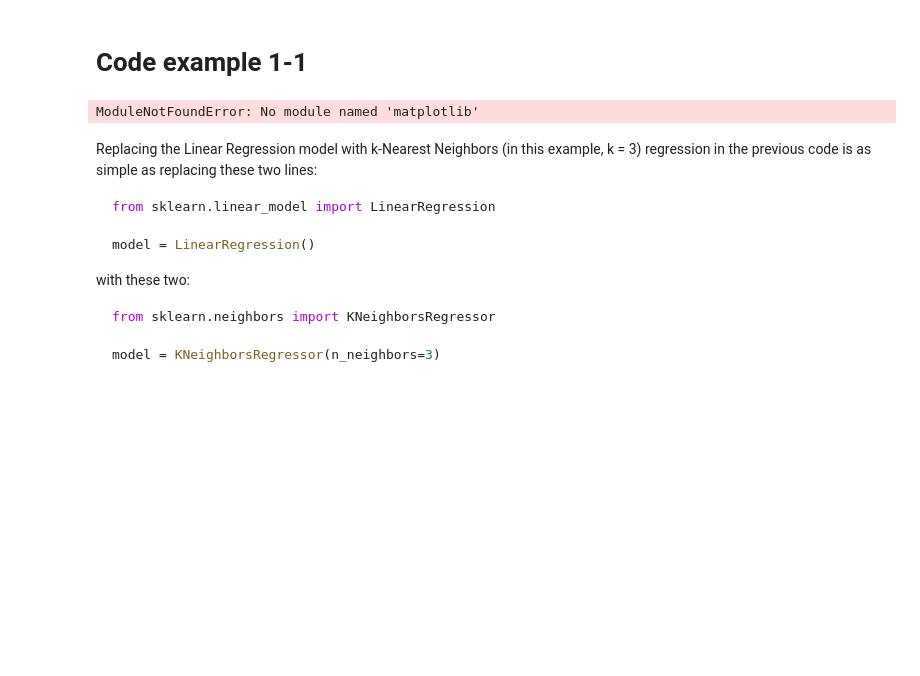
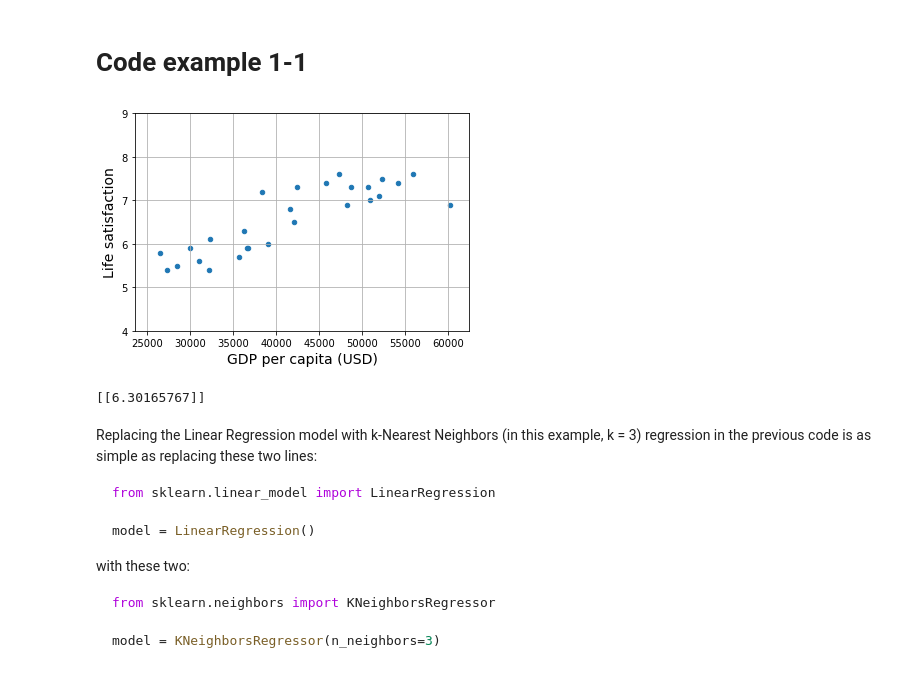
Before and after one commit to flo-kohl/handson-ml3, a Jupyter notebook: 01_the_machine_learning_landscape.ipynb, the cells around one changed output. Drawn from its saved outputs; the diff is of its cells as text; code cells hidden in the pictures; blank space fills up the shorter version.

```diff
--- a/01_the_machine_learning_landscape.ipynb
+++ b/01_the_machine_learning_landscape.ipynb
@@ -53,32 +91,33 @@ np.random.seed(42)
 # %%
 import matplotlib.pyplot as plt
 import numpy as np
 import pandas as pd
 from sklearn.linear_model import LinearRegression
 
 # Download and prepare the data
-data_root = "https://github.com/ageron/data/raw/main/"
+data_root = "https://github.com/ageron/data/tree/manin/"
 lifesat = pd.read_csv(data_root + "lifesat/lifesat.csv")
 X = lifesat[["GDP per capita (USD)"]].values
 y = lifesat[["Life satisfaction"]].values
 
 # Visualize the data
 lifesat.plot(kind='scatter', grid=True,
              x="GDP per capita (USD)", y="Life satisfaction")
 plt.axis([23_500, 62_500, 4, 9])
 plt.show()
 
 # Select a linear model
 model = LinearRegression()
 
 # Train the model
 model.fit(X, y)
 
 # Make a prediction for Cyprus
 X_new = [[37_655.2]]  # Cyprus' GDP per capita in 2020
 print(model.predict(X_new)) # outputs [[6.30165767]]
 # %% [output]
+[figure, added]
-ModuleNotFoundError: No module named 'matplotlib'
+[[6.30165767]]
 # %% [markdown]
 Replacing the Linear Regression model with k-Nearest Neighbors (in this example, k = 3) regression in the previous code is as simple as replacing these two
 lines:
```
Also changed, not shown: parts of 4 cells of this notebook.
